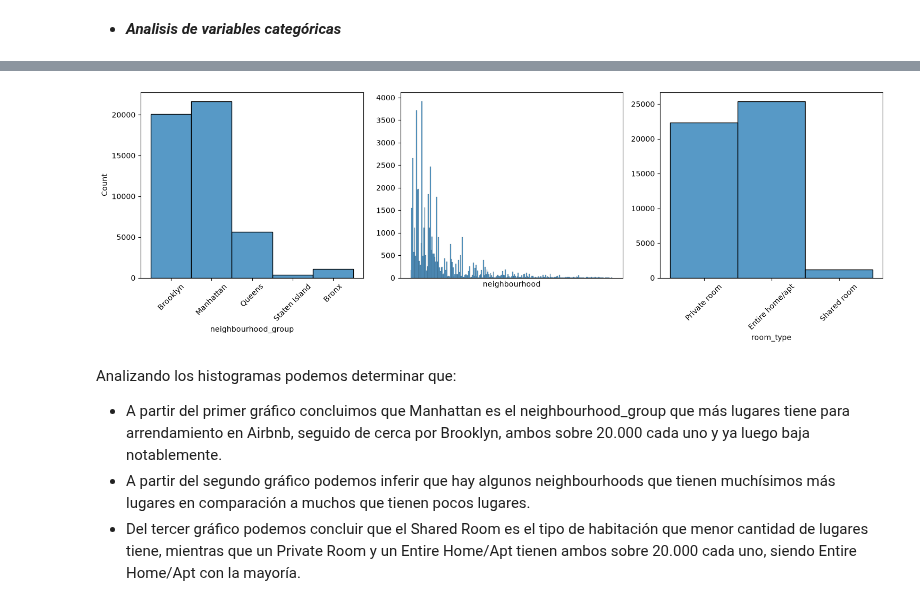
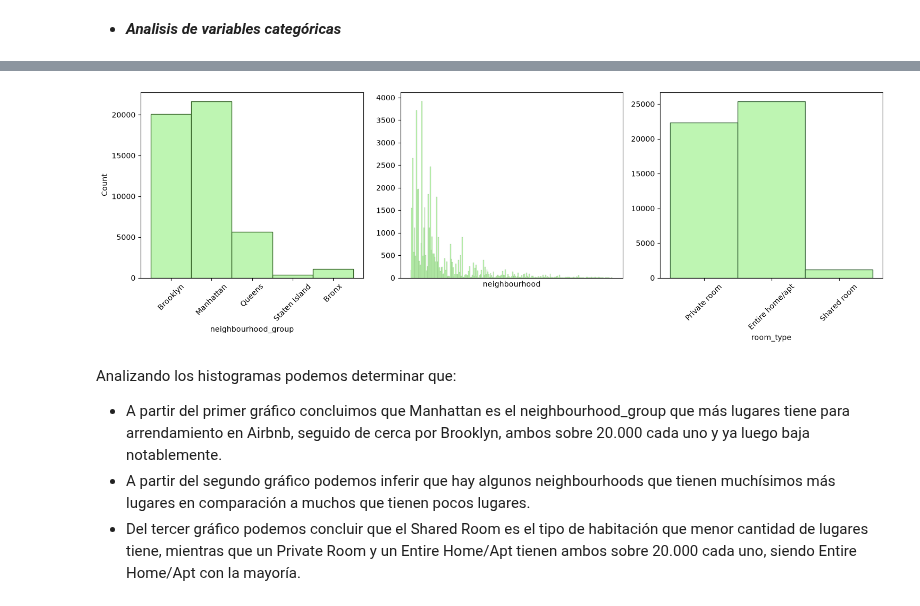
Before and after one commit to aromaydelicadeza/eda_analisis, a Jupyter notebook: src/explore.ipynb, the cells around one changed output, grey strips where cells are left out. Drawn from its saved outputs; the diff is of its cells as text; code cells hidden in the pictures.

```diff
--- a/src/explore.ipynb
+++ b/src/explore.ipynb
@@ -134,18 +135,18 @@ memory usage: 5.3 MB
 # %%
 fig, axis = plt.subplots(1,3, figsize=(15,5))
 
 #Histogramas
-sns.histplot(ax = axis[0], data = df, x = 'neighbourhood_group')
+sns.histplot(ax = axis[0], data = df, x = 'neighbourhood_group', color='#A9F299', edgecolor='#38662A')
 axis[0].tick_params(axis='x', rotation=45)
-sns.histplot(ax = axis[1], data = df, x = 'neighbourhood').set_xticks([])
+sns.histplot(ax = axis[1], data = df, x = 'neighbourhood', color='#A9F299', edgecolor='#38662A').set_xticks([])
 axis[1].set(ylabel=None)
-sns.histplot(ax = axis[2], data = df, x = 'room_type').set(ylabel=None)
+sns.histplot(ax = axis[2], data = df, x = 'room_type', color='#A9F299', edgecolor='#38663A').set(ylabel=None)
 axis[2].tick_params(axis='x', rotation=45)
 
 plt.tight_layout()
 plt.show()
 # %% [output]
-[figure, old version]
+[figure, new version]
 # %% [markdown]
 Analizando los histogramas podemos determinar que:
 
```
Also changed, not shown: parts of 34 cells of this notebook, 1 other file.
